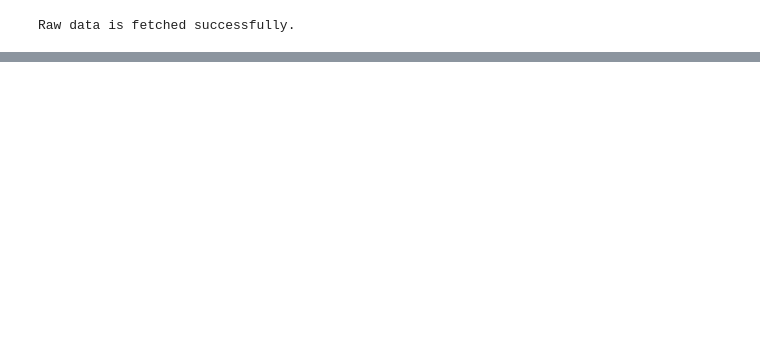
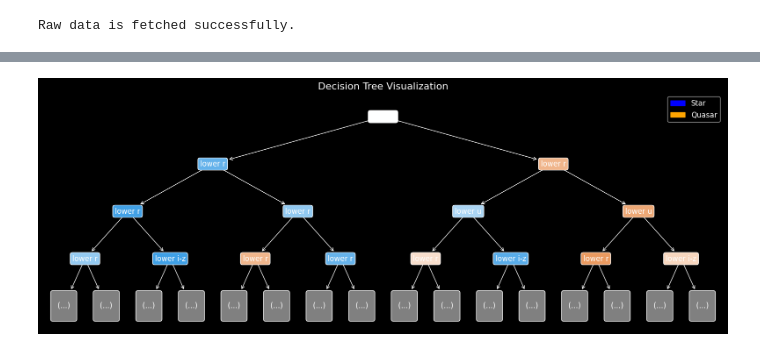
Before and after one commit to CVH-Research/ML-Star-Quasar-Distinction, a Jupyter notebook: Pipeline_4.ipynb, the cells around one changed output, grey strips where cells are left out. Saved outputs shown, nothing was run; the diff lists cells and outputs as text; code cells hidden in the pictures; blank space fills up the shorter version.

```diff
--- a/Pipeline_4.ipynb
+++ b/Pipeline_4.ipynb
@@ -10,3 +1,17 @@ from sklearn.metrics import classification_report
+# %%
+import numpy as np
+import pandas as pd
+import pickle
+from sklearn.metrics import classification_report
+import matplotlib.pyplot as plt
+import seaborn as sns
+from sklearn.tree import plot_tree
+import matplotlib.patches as mpatches
+import warnings
+
+warnings.filterwarnings("ignore")
+plt.style.use('dark_background')
+sns.set_palette("Set1")
 # %%
 features = ['ra', 'dec', 'u', 'g', 'r', 'i', 'z']
 #fi_cols = ['g-r', 'i-z', 'u-r', 'i-r', 'z-r', 'g']
@@ -106,0 +119,50 @@ weighted avg       0.90      0.90      0.90     29999
+# %%
+replacements = {
+    'r <': 'lower r',
+    'r >': 'greater r',
+    'g-r <': 'lower g-r',
+    'g-r >': 'greater g-r',
+    'i-z <': 'lower i-z',
+    'i-z >': 'greater i-z',
+    'i-r <': 'lower i-r',
+    'i-r >': 'greater i-r',
+    'z-r <': 'lower z-r',
+    'z-r >': 'greater z-r',
+    'u-r <': 'lower u-r',
+    'u-r >': 'greater u-r',
+    'u <': 'lower u',
+    'u >': 'greater u',
+    'g <': 'lower g',
+    'g >': 'greater g',
+    'i <': 'lower i',
+    'i >': 'greater i',
+    'z <': 'lower z',
+    'z >': 'greater z'
+}
+
+model = 'data/model_dumps/model_random_forest_classifier.pkl'
+with open(file=model, mode='rb') as m_pkl:
+    clf = pickle.load(file=m_pkl)
+
+rf_clf = clf[0]
+estimator = rf_clf.estimators_[0]
+
+fig, axes = plt.subplots(figsize=(20, 7))
+
+plot_tree(estimator, feature_names=df.columns, class_names=['Star', 'Quasar'], filled=True, ax=axes, max_depth=3, fontsize=12, rounded=True, precision=2)
+
+star_patch = mpatches.Patch(color='blue', label='Star')
+quasar_patch = mpatches.Patch(color='orange', label='Quasar')
+plt.legend(handles=[star_patch, quasar_patch], loc='upper right', fontsize='larger')
+
+for text in axes.get_figure().findobj(match=plt.Text):
+    for key, value in replacements.items():
+        if key in text.get_text():
+            text.set_text(value)
+            break
+
+plt.title('Decision Tree Visualization', fontsize=16)
+
+plt.show()
+# %% [output]
+[figure, added]
```
Also changed, not shown: parts of 9 cells of this notebook, 4 other files.
